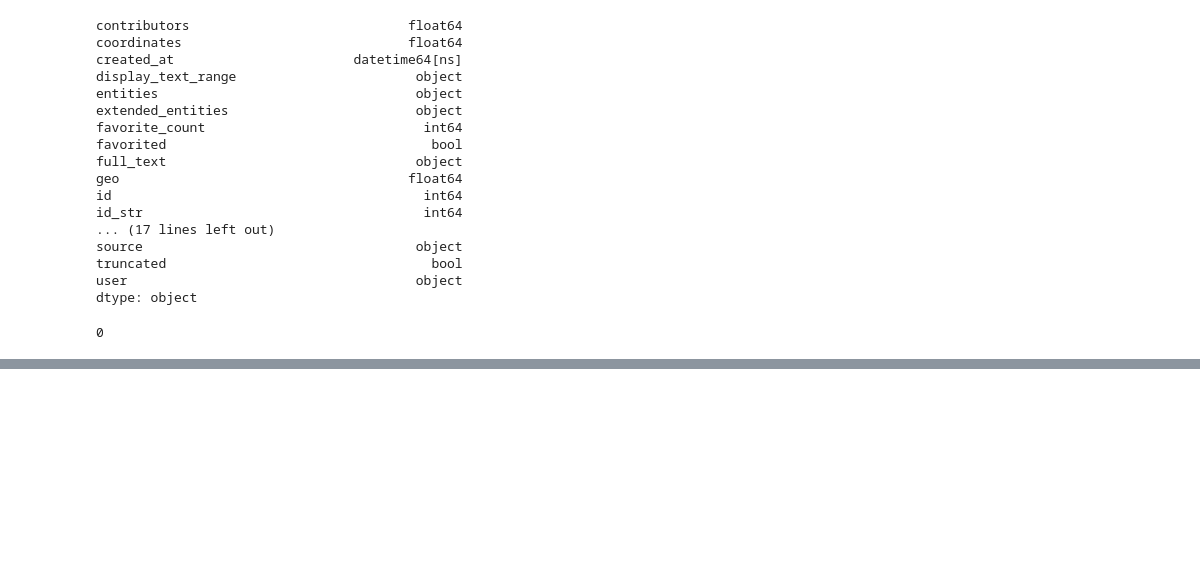
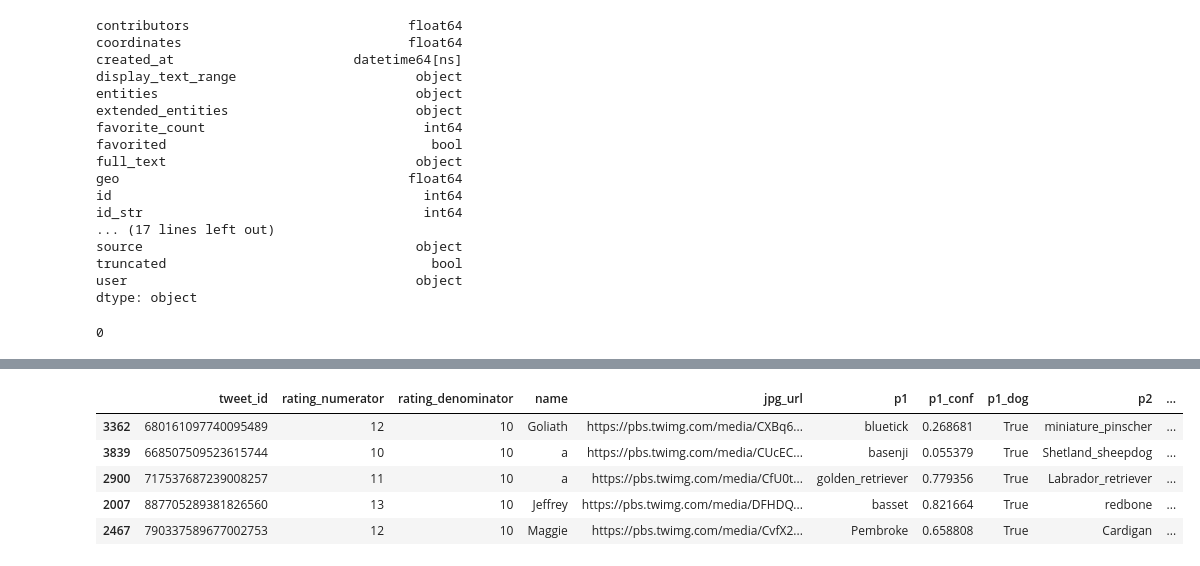
Before and after one commit to cnegrelli/Data_Wrangling_Project, a Jupyter notebook: wrangle_act.ipynb, the cells around one changed output, grey strips where cells are left out. Cells and saved outputs as stored; diff of their text form; code cells hidden in the pictures; blank space fills up the shorter version.

```diff
--- a/wrangle_act.ipynb
+++ b/wrangle_act.ipynb
@@ -326,0 +413,9 @@ extra.id.duplicated().sum()
+# %%
+melt = ['doggo', 'floofer', 'pupper', 'puppo']
+no_melt = [x for x in data_clean.columns.tolist() if x not in melt]
+data_clean = pd.melt(data_clean, id_vars = no_melt, value_vars = melt,
+                         var_name = 'var', value_name = 'dog_stage')
+# %%
+data_clean.drop(['var'],axis=1, inplace=True)
+# %%
+data_clean.dropna(subset=['dog_stage'], inplace=True)
@@ -326,0 +443,2 @@ extra.id.duplicated().sum()
+# %%
+dogs_clean = data_clean[['tweet_id','rating_numerator','rating_denominator','name', 'jpg_url','p1','p1_conf','p1_dog','p2','p2_conf','p2_dog','p3','p3_conf','p3_dog','dog_stage']]
@@ -326,0 +453,9 @@ extra.id.duplicated().sum()
+# %%
+dogs_clean.sample(5)
+# %% [output]
+|  | tweet_id | rating_numerator | rating_denominator | name | jpg_url | p1 | p1_conf | p1_dog | p2 | ... |
+| 3362 | 680161097740095489 | 12 | 10 | Goliath | https://pbs.twimg.com/media/CXBq6... | bluetick | 0.268681 | True | miniature_pinscher | ... |
+| 3839 | 668507509523615744 | 10 | 10 | a | https://pbs.twimg.com/media/CUcEC... | basenji | 0.055379 | True | Shetland_sheepdog | ... |
+| 2900 | 717537687239008257 | 11 | 10 | a | https://pbs.twimg.com/media/CfU0t... | golden_retriever | 0.779356 | True | Labrador_retriever | ... |
+| 2007 | 887705289381826560 | 13 | 10 | Jeffrey | https://pbs.twimg.com/media/DFHDQ... | basset | 0.821664 | True | redbone | ... |
+| 2467 | 790337589677002753 | 12 | 10 | Maggie | https://pbs.twimg.com/media/CvfX2... | Pembroke | 0.658808 | True | Cardigan | ... |
```
Also changed, not shown: parts of 53 cells of this notebook.
